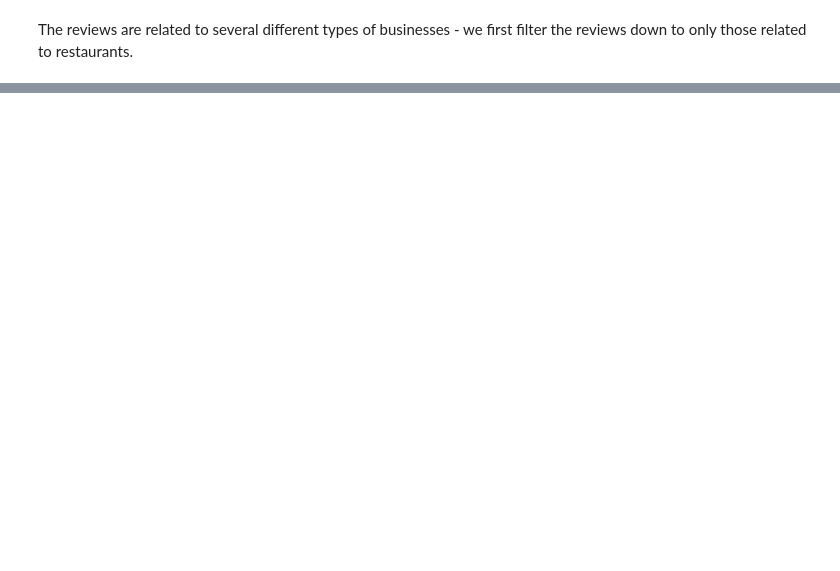
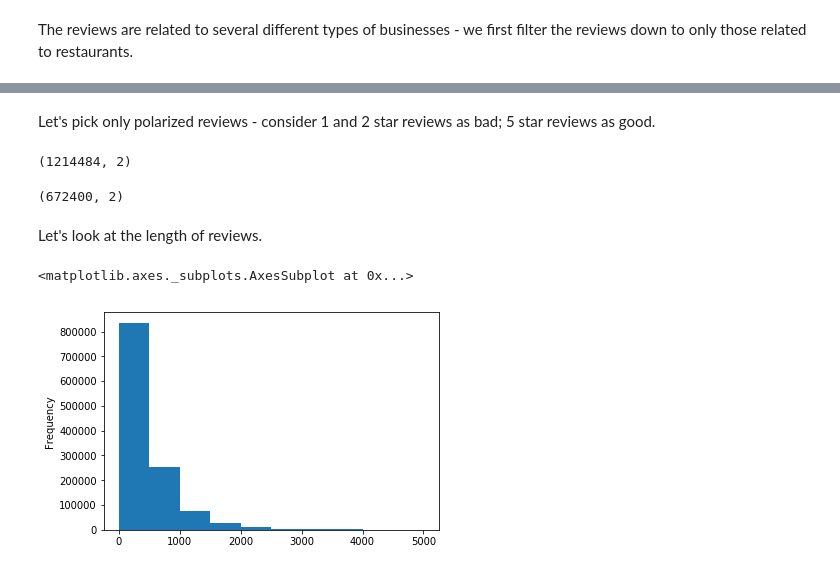
Before and after one commit to kunal-kotian/deep_learning_sentiment_classification, a Jupyter notebook: preprocess/preprocessing_data.ipynb, the cells around one changed output, grey strips where cells are left out. Saved outputs shown, nothing was run; the diff lists cells and outputs as text; code cells hidden in the pictures; blank space fills up the shorter version.

```diff
--- a/preprocess/preprocessing_data.ipynb
+++ b/preprocess/preprocessing_data.ipynb
@@ -279,0 +121,2 @@ pyLDAvis.save_html(prepared_data,'./pyldadavis.html')
+# %%
+rest_reviews = pd.merge(review_data, rest_biz, on='business_id')
@@ -279,0 +153,2 @@ pyLDAvis.save_html(prepared_data,'./pyldadavis.html')
+# %%
+rest_reviews = rest_reviews[['text', 'stars']]
@@ -279,0 +181,8 @@ pyLDAvis.save_html(prepared_data,'./pyldadavis.html')
+# %% [markdown]
+Let's pick only polarized reviews - consider 1 and 2 star reviews as bad; 5 star reviews as good.
+# %%
+reviews_good = rest_reviews[rest_reviews.stars == 5]
+# %%
+reviews_good.shape
+# %% [output]
+(1214484, 2)
@@ -279,0 +191,13 @@ pyLDAvis.save_html(prepared_data,'./pyldadavis.html')
+# %%
+reviews_bad.shape
+# %% [output]
+(672400, 2)
+# %% [markdown]
+Let's look at the length of reviews.
+# %%
+rev_len_good = reviews_good.text.apply(len)
+# %%
+rev_len_good.plot(kind='hist')
+# %% [output]
+<matplotlib.axes._subplots.AxesSubplot at 0x...>
+[figure, added]
```
Also changed, not shown: parts of 80 cells of this notebook.
